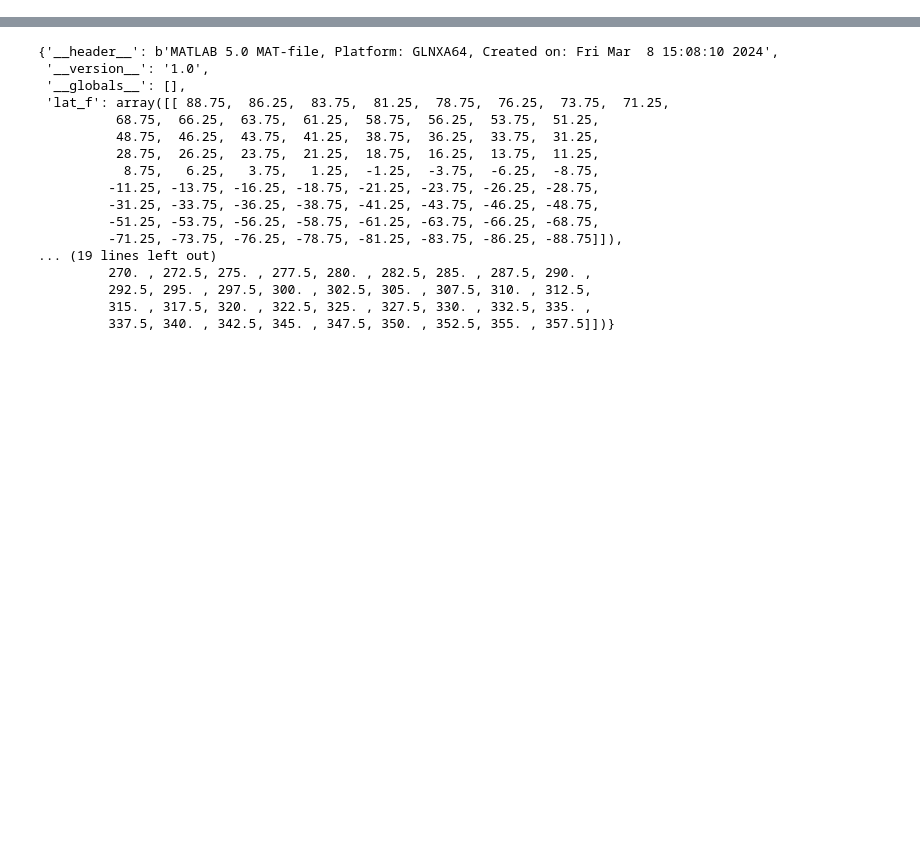
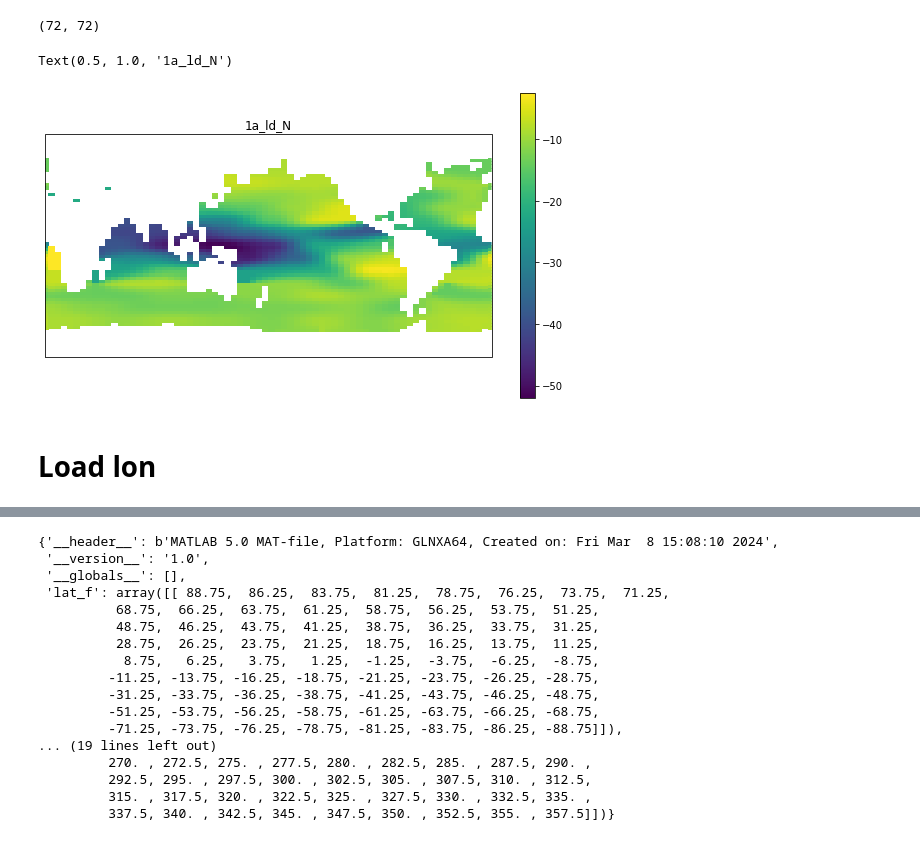
Before and after one commit to mailesasaki/cesmle_variability_analysis, a Jupyter notebook: finalized_figures/redo_chen_figures.ipynb, the cells around one changed output, grey strips where cells are left out. Drawn from its saved outputs; the diff is of its cells as text; code cells hidden in the pictures; blank space fills up the shorter version.

Commit message:
Working with Chen's data

```diff
--- a/finalized_figures/redo_chen_figures.ipynb
+++ b/finalized_figures/redo_chen_figures.ipynb
@@ -2,0 +40,14 @@ import scipy.io
+# %%
+list1a_ld_N_full = []
+for line in list1a_ld_N:
+    list_lon = line.split()
+    list1a_ld_N_full.append(list_lon)
+# %%
+list1a_ld_N_float = []
+for lon in list1a_ld_N_full:
+    lon_list = []
+    for num in lon:
+        num = float(num)
+        lon_list.append(num)
+    list1a_ld_N_float.append(lon_list)
+list1a_ld_N_float.pop()
@@ -2,0 +56,3 @@ import scipy.io
+# %%
+array1a_ld_N = np.array(list1a_ld_N_float)
+array1a_ld_N
@@ -2,0 +67,18 @@ import scipy.io
+# %%
+array1a_ld_N.shape
+# %% [output]
+(72, 72)
+# %%
+dataarray_1a_ld_N = xr.DataArray(array1a_ld_N.transpose(),
+                                 coords={'lat': array_lat, 'lon': new_lon},
+                                 dims=['lat','lon'])
+# %%
+fig = plt.figure(figsize=(10, 8))
+ax1 = plt.subplot(projection=ccrs.PlateCarree(central_longitude=180))
+dataarray_1a_ld_N.plot(ax=ax1, transform=ccrs.PlateCarree(), cbar_kwargs={'shrink': 0.7})
+plt.title('1a_ld_N')
+# %% [output]
+Text(0.5, 1.0, '1a_ld_N')
+[figure, added]
+# %% [markdown]
+# Load lon
```
Also changed, not shown: parts of 16 cells of this notebook, 3 other files.
